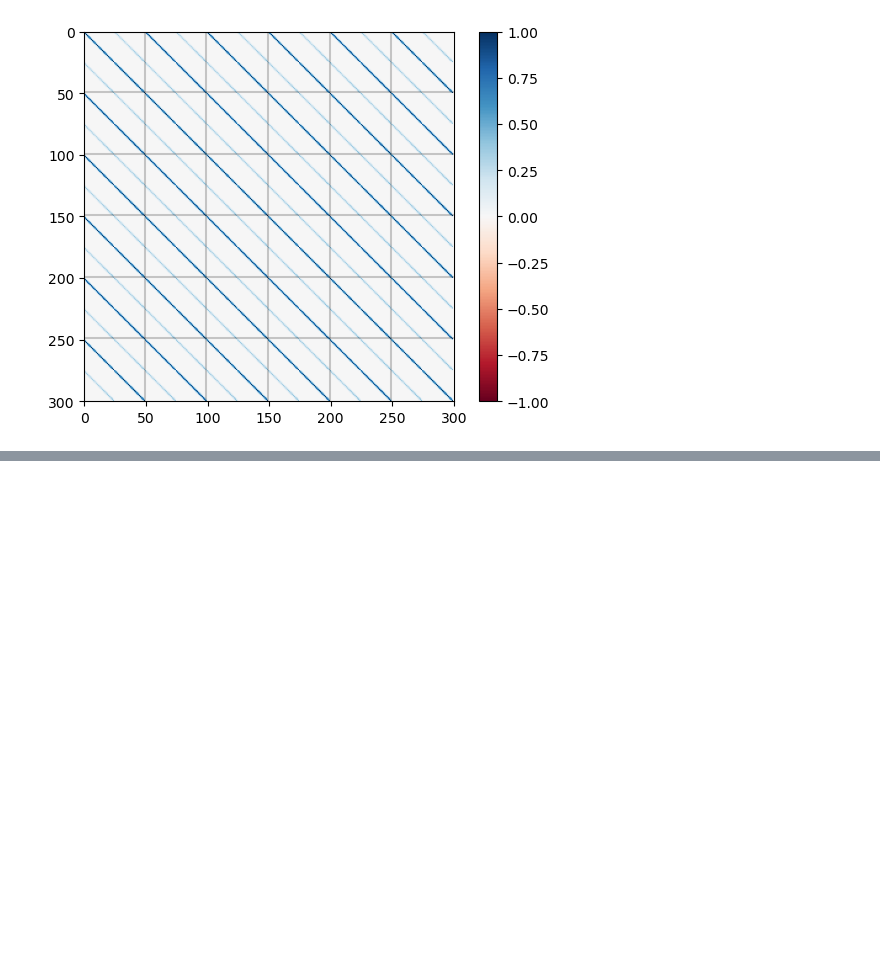
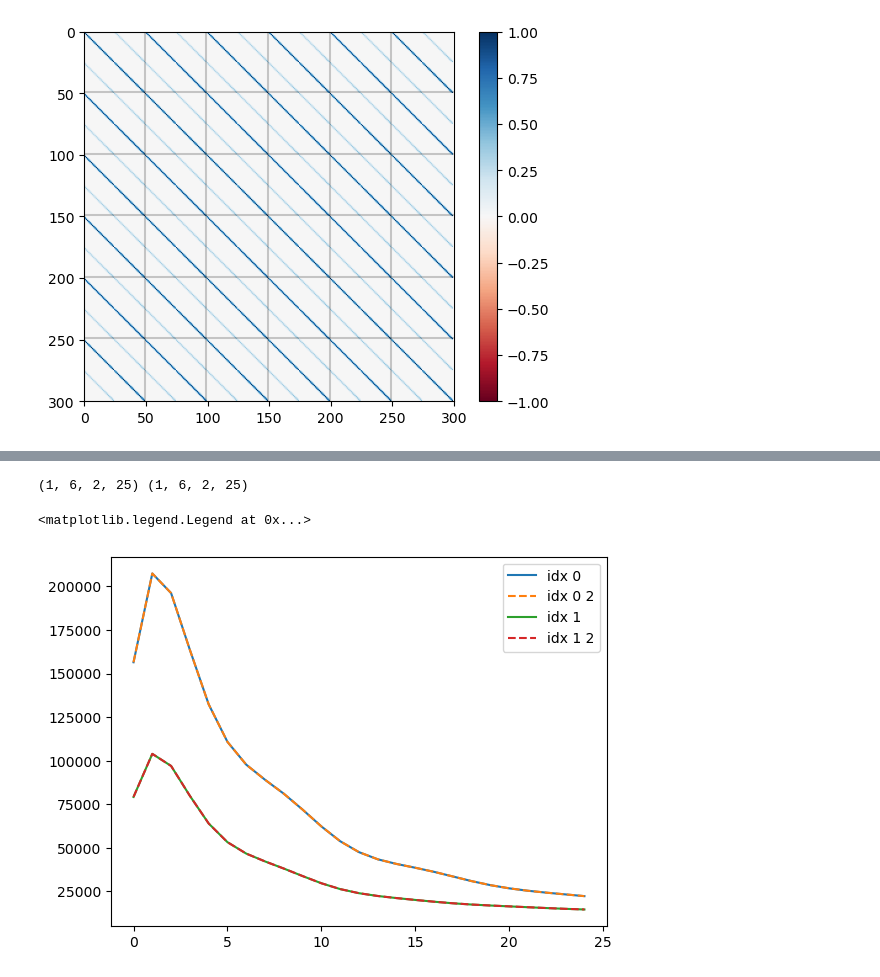
Before and after one commit to jadamo/covapt_mt, a Jupyter notebook: test_mt_covapt.ipynb, the cells around one changed output, grey strips where cells are left out. Saved outputs shown, nothing was run; the diff lists cells and outputs as text; code cells hidden in the pictures; blank space fills up the shorter version.

```diff
--- a/test_mt_covapt.ipynb
+++ b/test_mt_covapt.ipynb
@@ -109,0 +116,14 @@ ERROR! Covariance matrix is not positive definite!
+# %%
+pk = np.load("/home/joeadamo/Research/SPHEREx/spherex_emu/data/ps_fid.npy")
+pk_2 = np.load("/home/joeadamo/Research/SPHEREx/covapt_mt/data/input_data/ps_emu_test.npy")
+print(pk.shape, pk_2.shape)
+
+plt.plot(pk[0,0,0,:], label="idx 0")
+plt.plot(pk_2[0,0,0,:], ls="--", label="idx 0 2")
+plt.plot(pk[0,0,1,:], label="idx 1")
+plt.plot(pk_2[0,0,1,:], ls="--", label="idx 1 2")
+plt.legend()
+# %% [output]
+(1, 6, 2, 25) (1, 6, 2, 25)
+<matplotlib.legend.Legend at 0x...>
+[figure, added]
```
Also changed, not shown: parts of 4 cells of this notebook, 5 other files.
